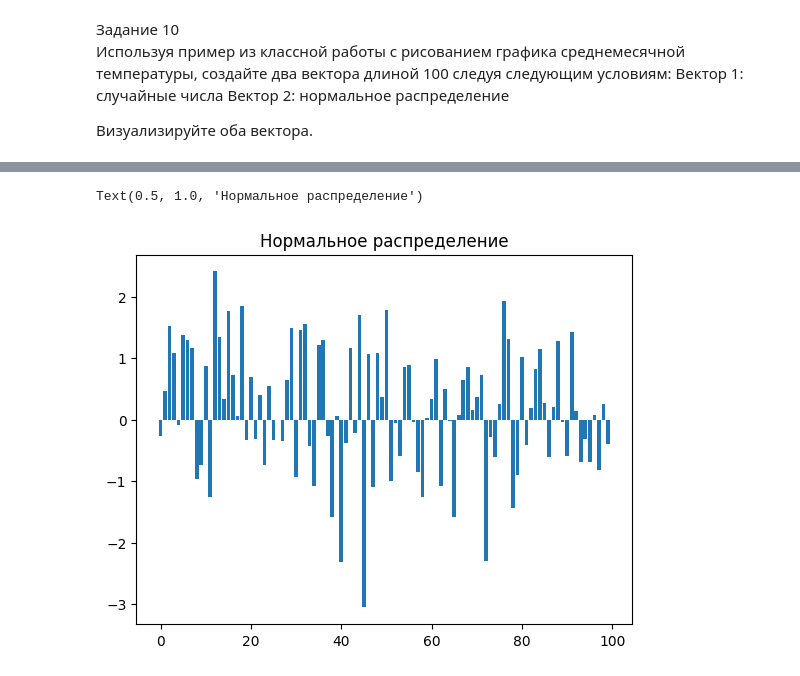
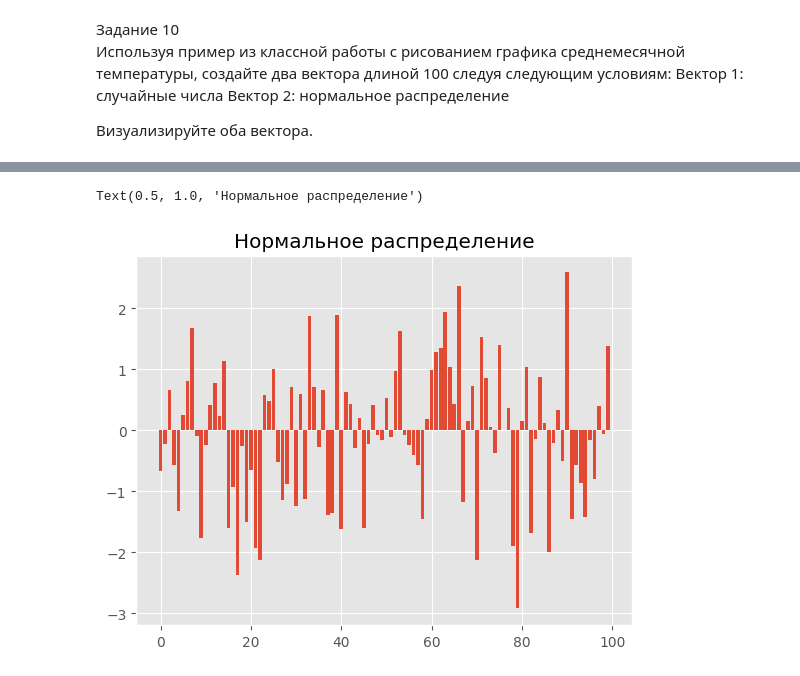
Before and after one commit to Marina82221/ds_test_repo, a Jupyter notebook: Homework/hometask_06112025.ipynb, the cells around one changed output, grey strips where cells are left out. Cells and saved outputs as stored; diff of their text form; code cells hidden in the pictures.

```diff
--- a/Homework/hometask_06112025.ipynb
+++ b/Homework/hometask_06112025.ipynb
@@ -220,6 +220,7 @@ array([[0, 0, 0, 0, 1, 0, 0, 0, 0],
 a = np.random.rand(100)
 b = np.random.randn(100)
 # %%
+plt.style.use('ggplot')
 fig, ax = plt.subplots()
 ax.bar(np.arange(len(a)),a)
 ax.set_title("Случайные числа")
@@ -229,7 +230,8 @@ Text(0.5, 1.0, 'Случайные числа')
 # %%
+plt.style.use('ggplot')
 fig, ax = plt.subplots()
 ax.bar(np.arange(len(b)),b)
 ax.set_title("Нормальное распределение")
 # %% [output]
 Text(0.5, 1.0, 'Нормальное распределение')
-[figure, old version]
+[figure, new version]
```
Also changed, not shown: parts of 4 cells of this notebook.
